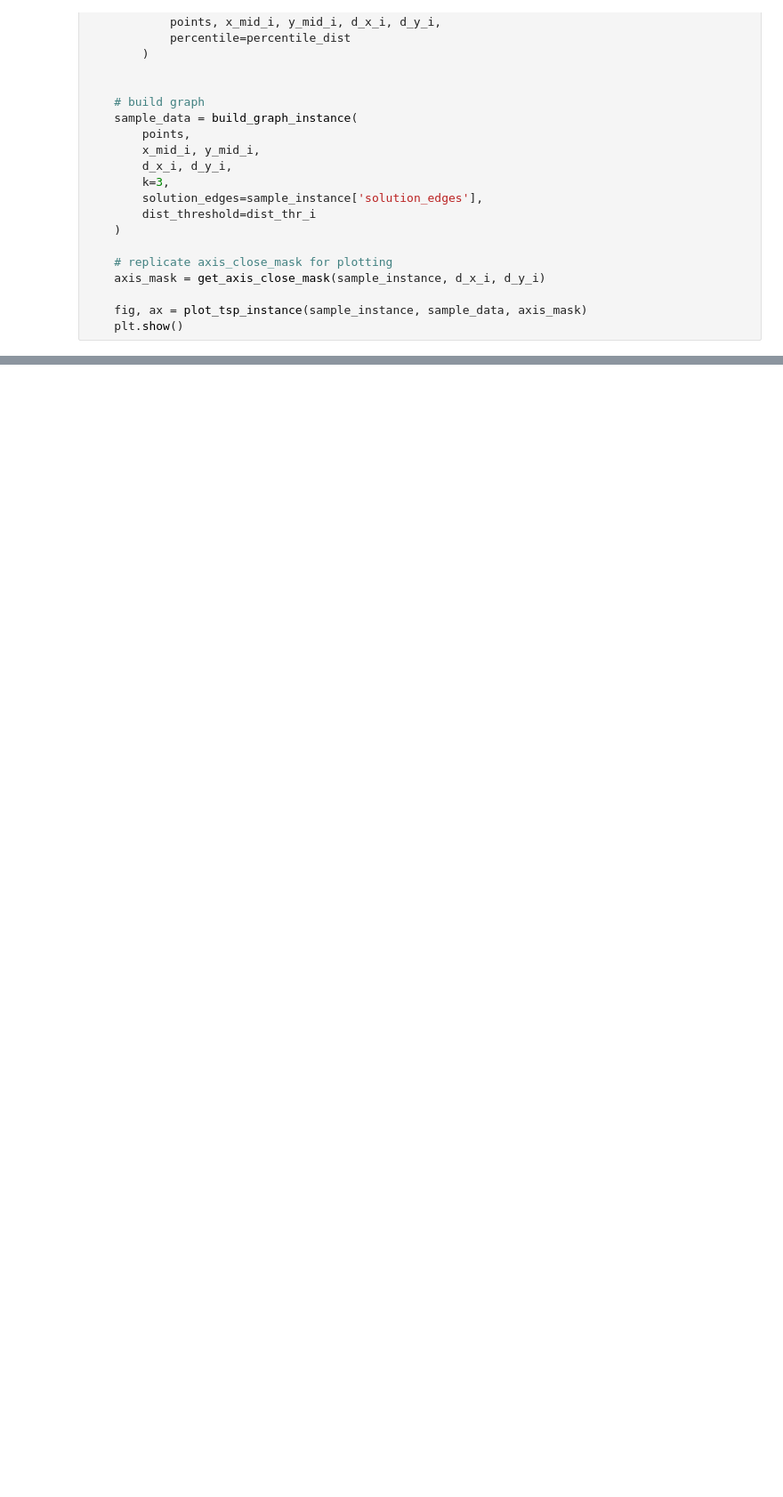
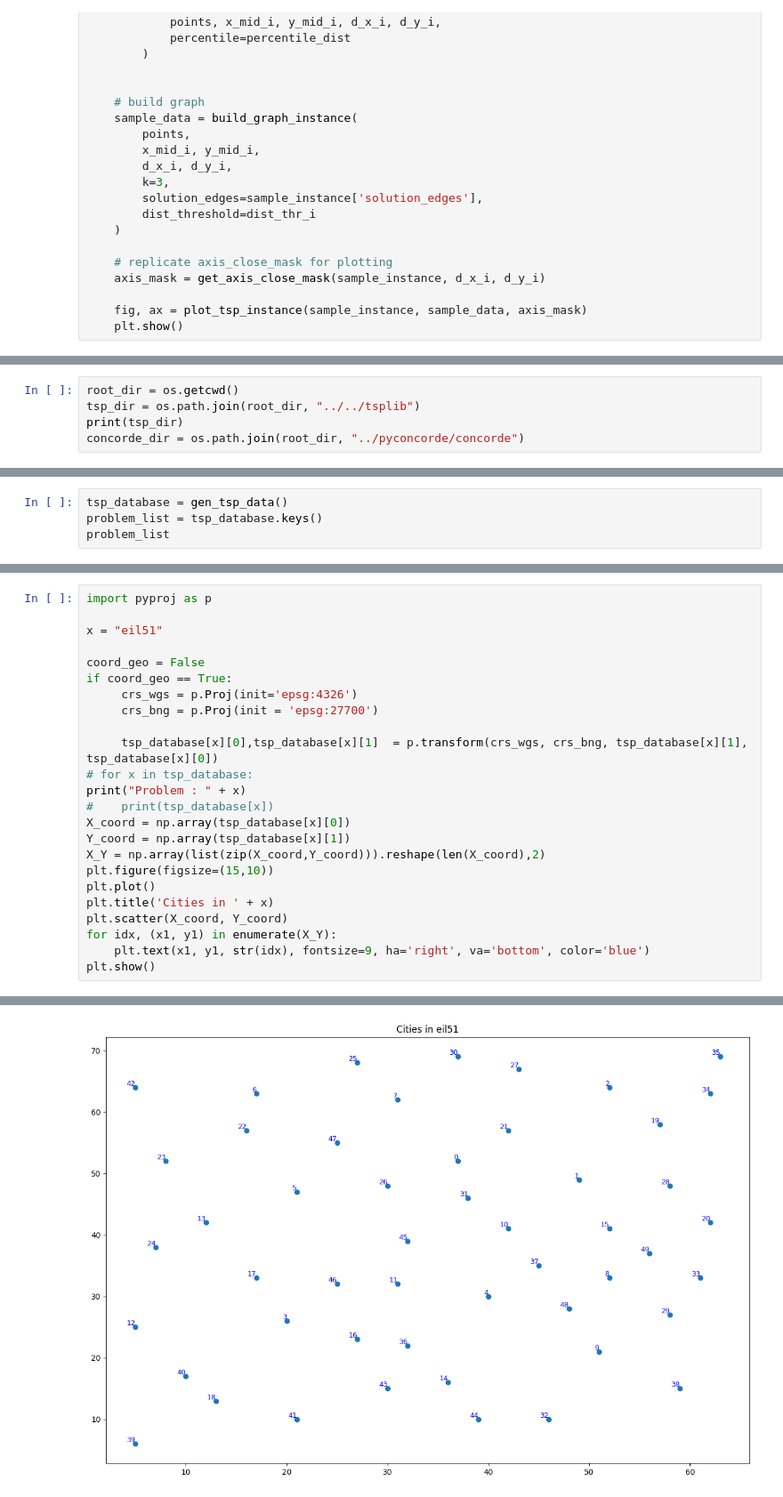
Before and after one commit to sangmin-yoo/TAXI, a Jupyter notebook: GNN_transit/gnn_train.ipynb, the cells around one changed output, grey strips where cells are left out. Shown at 89% size. Saved outputs shown, nothing was run; the diff lists cells and outputs as text; blank space fills up the shorter version.

```diff
--- a/GNN_transit/gnn_train.ipynb
+++ b/GNN_transit/gnn_train.ipynb
@@ -569,0 +722,5 @@ if vis == True:
+# %%
+root_dir = os.getcwd()
+tsp_dir = os.path.join(root_dir, "../../tsplib")
+print(tsp_dir)
+concorde_dir = os.path.join(root_dir, "../pyconcorde/concorde")
@@ -569,0 +769,4 @@ if vis == True:
+# %%
+tsp_database = gen_tsp_data()
+problem_list = tsp_database.keys()
+problem_list
@@ -569,0 +775,25 @@ if vis == True:
+# %%
+import pyproj as p
+
+x = "eil51"
+
+coord_geo = False
+if coord_geo == True:
+     crs_wgs = p.Proj(init='epsg:4326')
+     crs_bng = p.Proj(init = 'epsg:27700')
+
+     tsp_database[x][0],tsp_database[x][1]  = p.transform(crs_wgs, crs_bng, tsp_database[x][1], tsp_database[x][0])
+# for x in tsp_database:
+print("Problem : " + x)
+#    print(tsp_database[x])
+X_coord = np.array(tsp_database[x][0])
+Y_coord = np.array(tsp_database[x][1])
+X_Y = np.array(list(zip(X_coord,Y_coord))).reshape(len(X_coord),2)
+plt.figure(figsize=(15,10))
+plt.plot()
+plt.title('Cities in ' + x)
+plt.scatter(X_coord, Y_coord)
+for idx, (x1, y1) in enumerate(X_Y):
+    plt.text(x1, y1, str(idx), fontsize=9, ha='right', va='bottom', color='blue')
+plt.show()
+# %% [output]
@@ -569,0 +801 @@ if vis == True:
+[figure, added]
```
Also changed, not shown: parts of 10 cells of this notebook, 3 other files.
